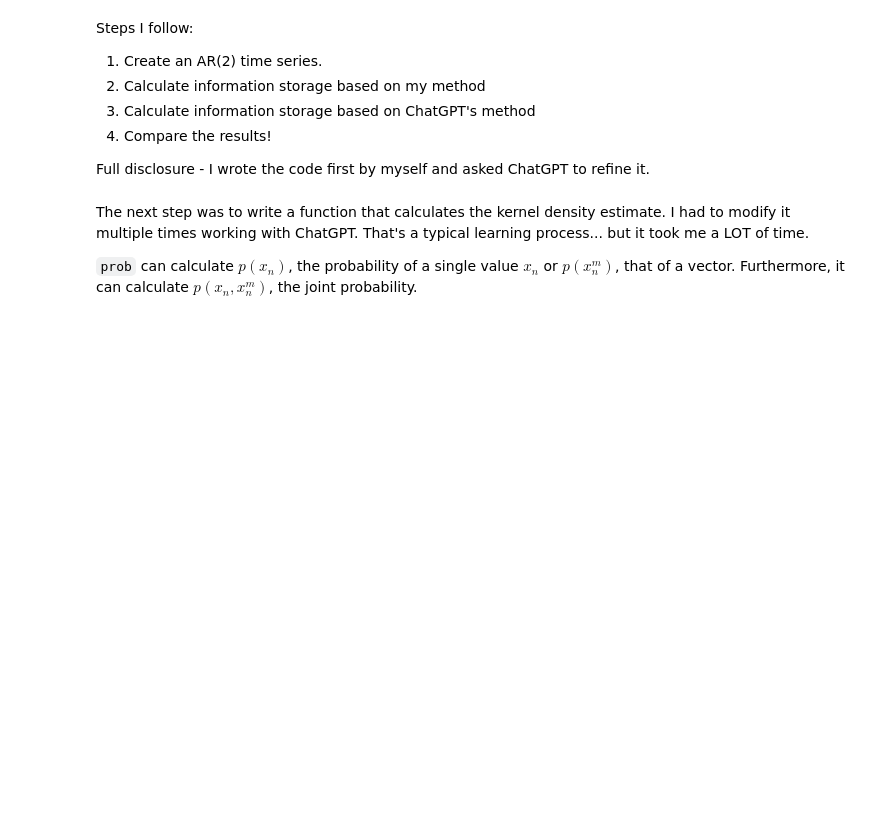
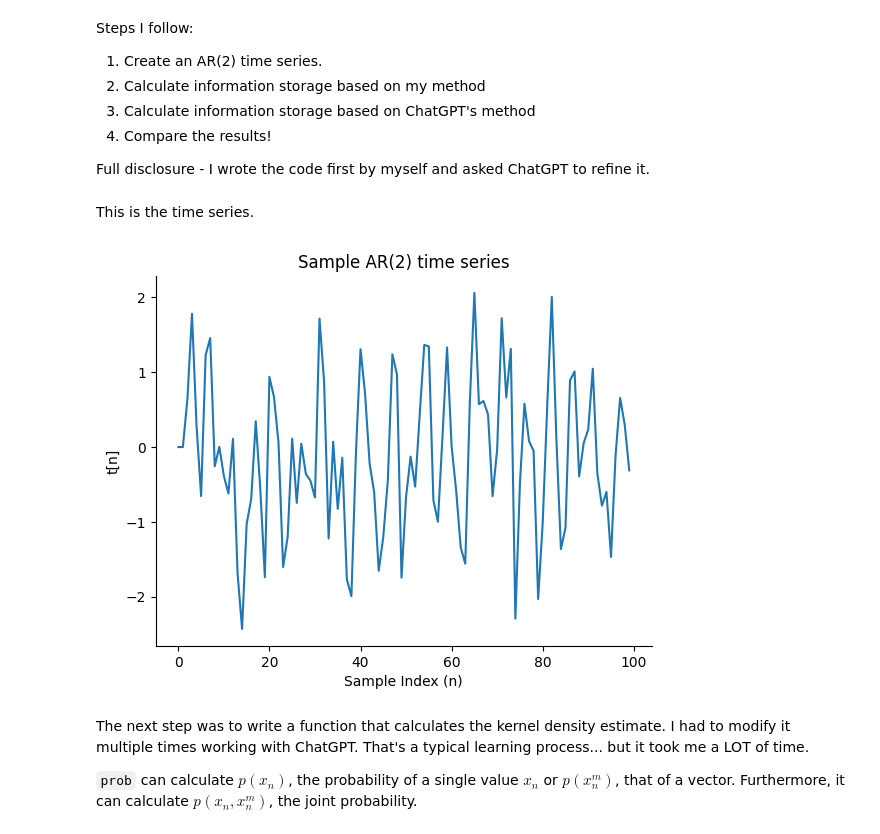
Before and after one commit to ohspc89/jinseok.github.io, a Jupyter notebook: assets/jupyter/Entropy_notebook1.ipynb, the cells around one changed output. Drawn from its saved outputs; the diff is of its cells as text; code cells hidden in the pictures; blank space fills up the shorter version.

```diff
--- a/assets/jupyter/Entropy_notebook1.ipynb
+++ b/assets/jupyter/Entropy_notebook1.ipynb
@@ -45,6 +45,22 @@ SIGMA = 1   # Standard deviation of the white noise
 N_TS = 100  # Length of the time series
 
 my_tseries = generate_time_series(PHI1, PHI2, SIGMA, N_TS)
+# %% [markdown]
+This is the time series.
+# %%
+# @title
+fig, ax = plt.subplots()
+ax.plot(my_tseries)
+ax.set_xlabel('Sample Index (n)')
+ax.set_ylabel('t[n]')
+ax.set_title('Sample AR(2) time series')
+ax.spines['top'].set_visible(False)
+ax.spines['right'].set_visible(False)
+ax.yaxis.set_ticks_position('left')
+ax.xaxis.set_ticks_position('bottom')
+plt.show()
+# %% [output]
+[figure, added]
 # %%
 # Step 2-1. Heaviside kernel with radius 'r'
 def my_heaviside(x: float, r: float) -> int:
```
Also changed, not shown: parts of 1 cell of this notebook.
